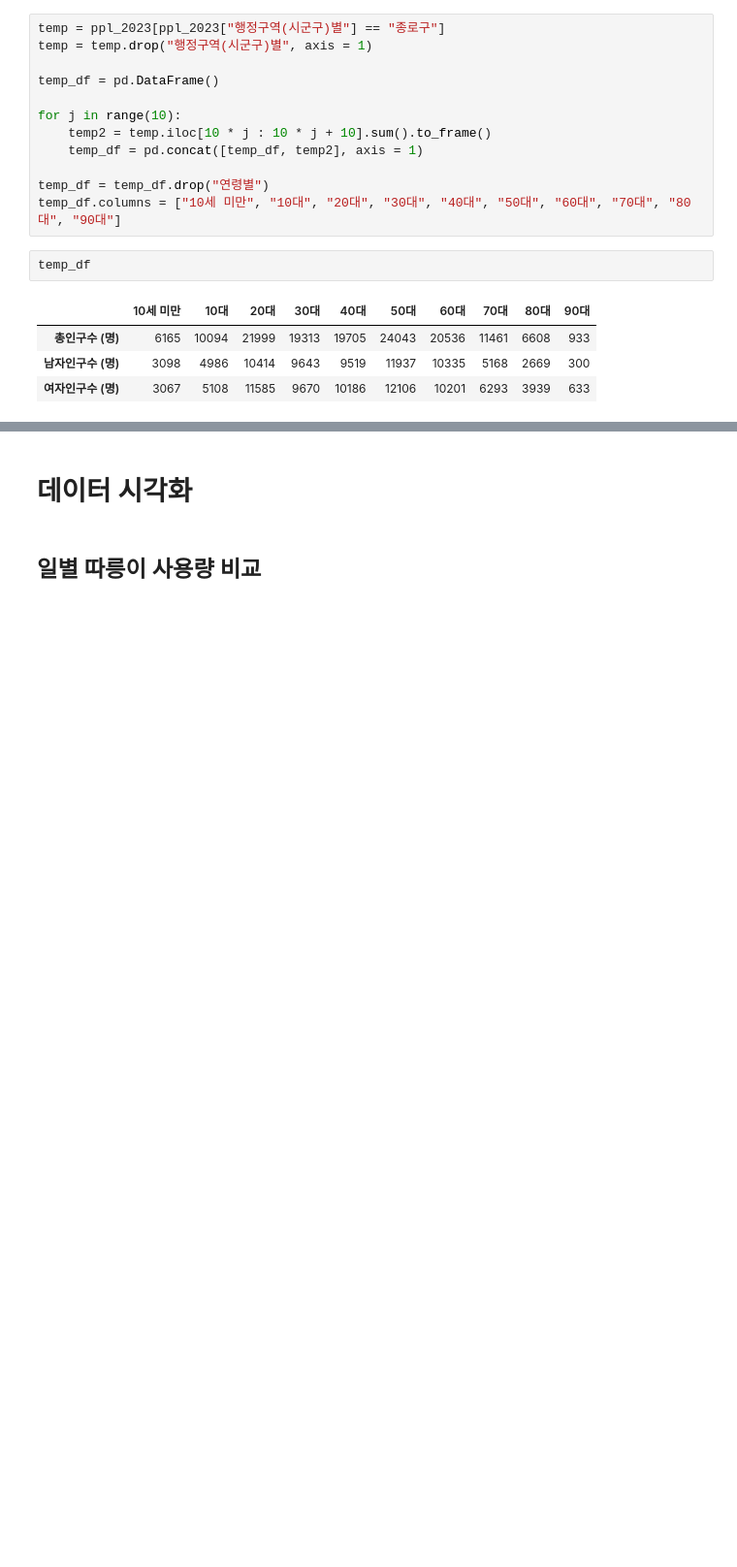
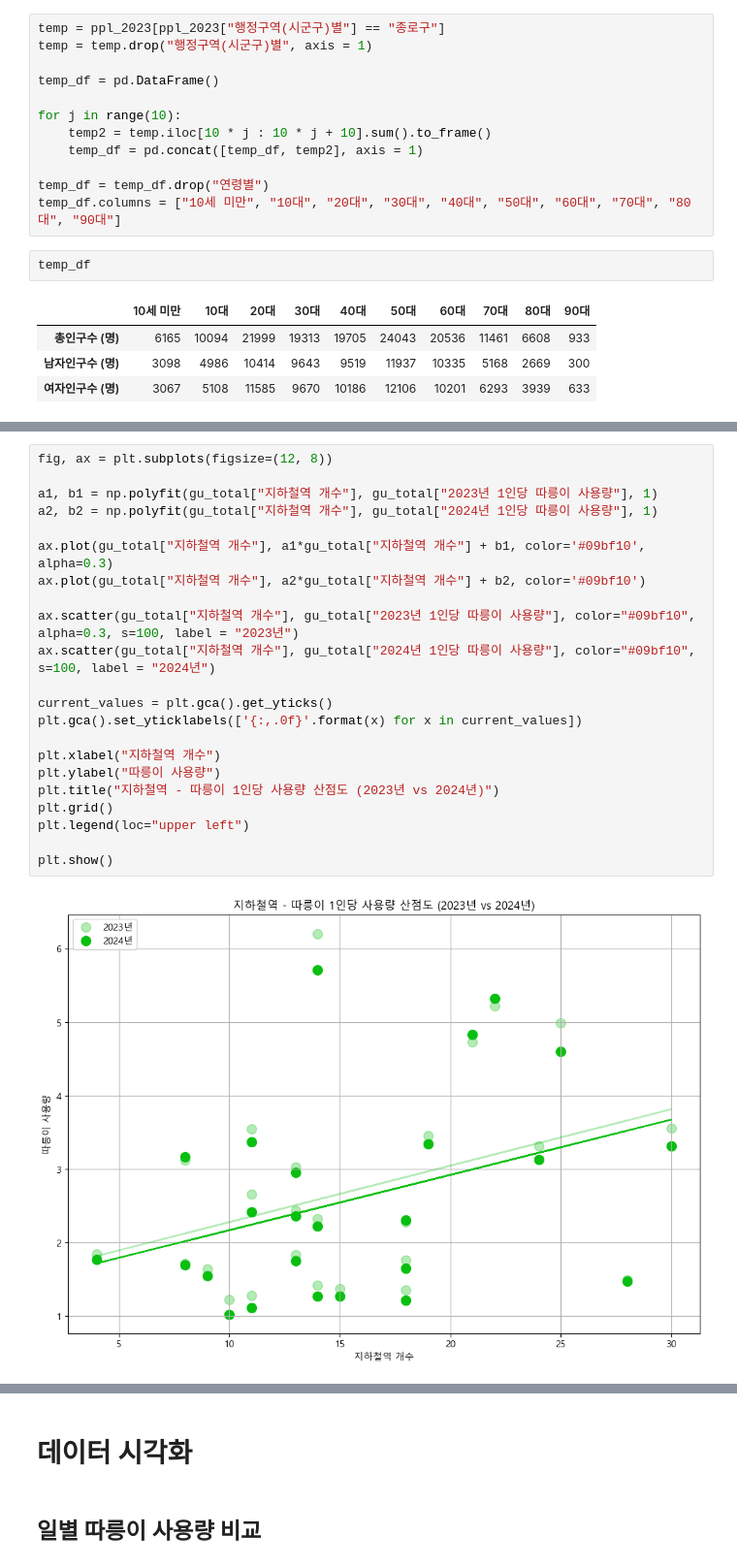
Before and after one commit to LeeShawnhun/bigdata_termproject, a Jupyter notebook: 빅데이터분석(가)_텀프로젝트.ipynb, the cells around one changed output, grey strips where cells are left out. Shown at 97% size. Drawn from its saved outputs; the diff is of its cells as text; blank space fills up the shorter version.

```diff
--- a/빅데이터분석(가)_텀프로젝트.ipynb
+++ b/빅데이터분석(가)_텀프로젝트.ipynb
@@ -625,0 +802,24 @@ temp_df
+# %%
+fig, ax = plt.subplots(figsize=(12, 8))
+
+a1, b1 = np.polyfit(gu_total["지하철역 개수"], gu_total["2023년 1인당 따릉이 사용량"], 1)
+a2, b2 = np.polyfit(gu_total["지하철역 개수"], gu_total["2024년 1인당 따릉이 사용량"], 1)
+
+ax.plot(gu_total["지하철역 개수"], a1*gu_total["지하철역 개수"] + b1, color='#09bf10', alpha=0.3)
+ax.plot(gu_total["지하철역 개수"], a2*gu_total["지하철역 개수"] + b2, color='#09bf10')
+
+ax.scatter(gu_total["지하철역 개수"], gu_total["2023년 1인당 따릉이 사용량"], color="#09bf10", alpha=0.3, s=100, label = "2023년")
+ax.scatter(gu_total["지하철역 개수"], gu_total["2024년 1인당 따릉이 사용량"], color="#09bf10", s=100, label = "2024년")
+
+current_values = plt.gca().get_yticks()
+plt.gca().set_yticklabels(['{:,.0f}'.format(x) for x in current_values])
+
+plt.xlabel("지하철역 개수")
+plt.ylabel("따릉이 사용량")
+plt.title("지하철역 - 따릉이 1인당 사용량 산점도 (2023년 vs 2024년)")
+plt.grid()
+plt.legend(loc="upper left")
+
+plt.show()
+# %% [output]
+[figure, added]
```
Also changed, not shown: parts of 57 cells of this notebook.
